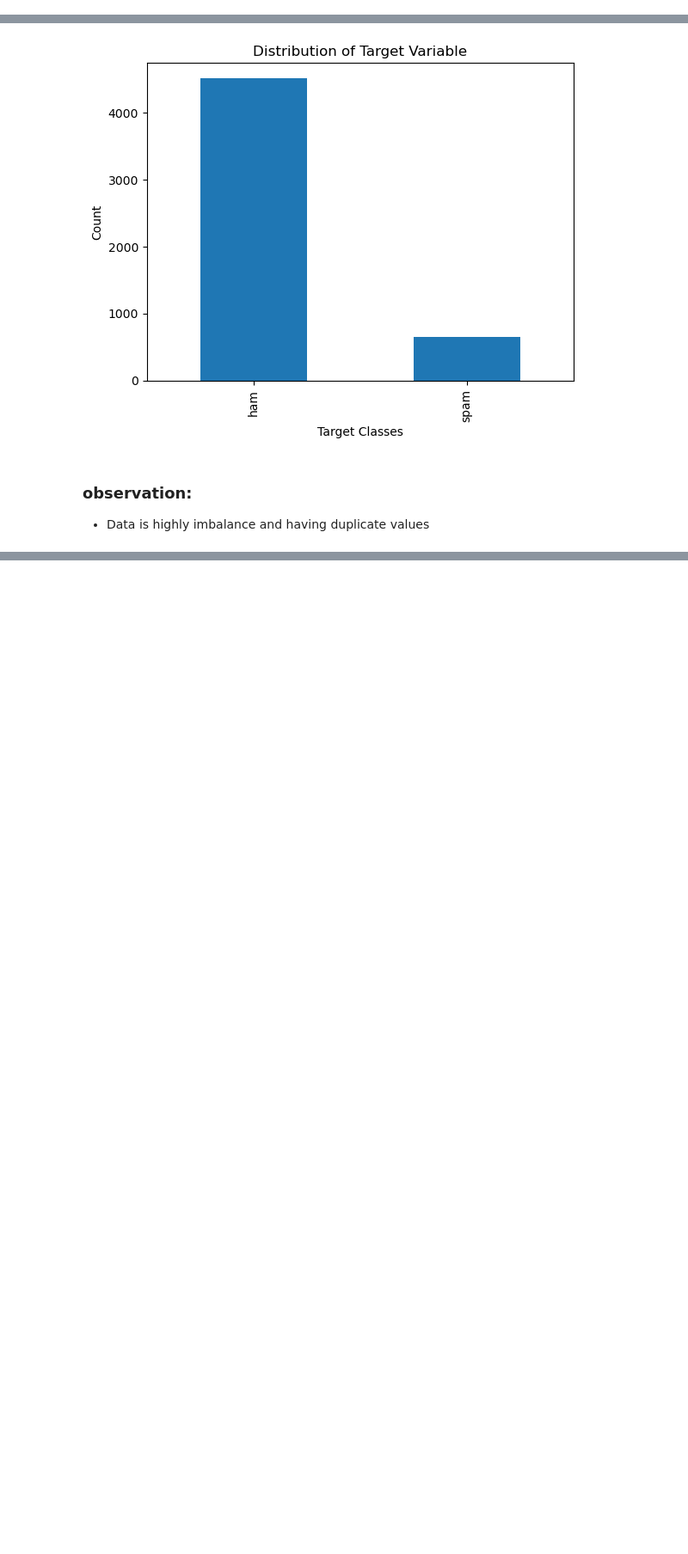
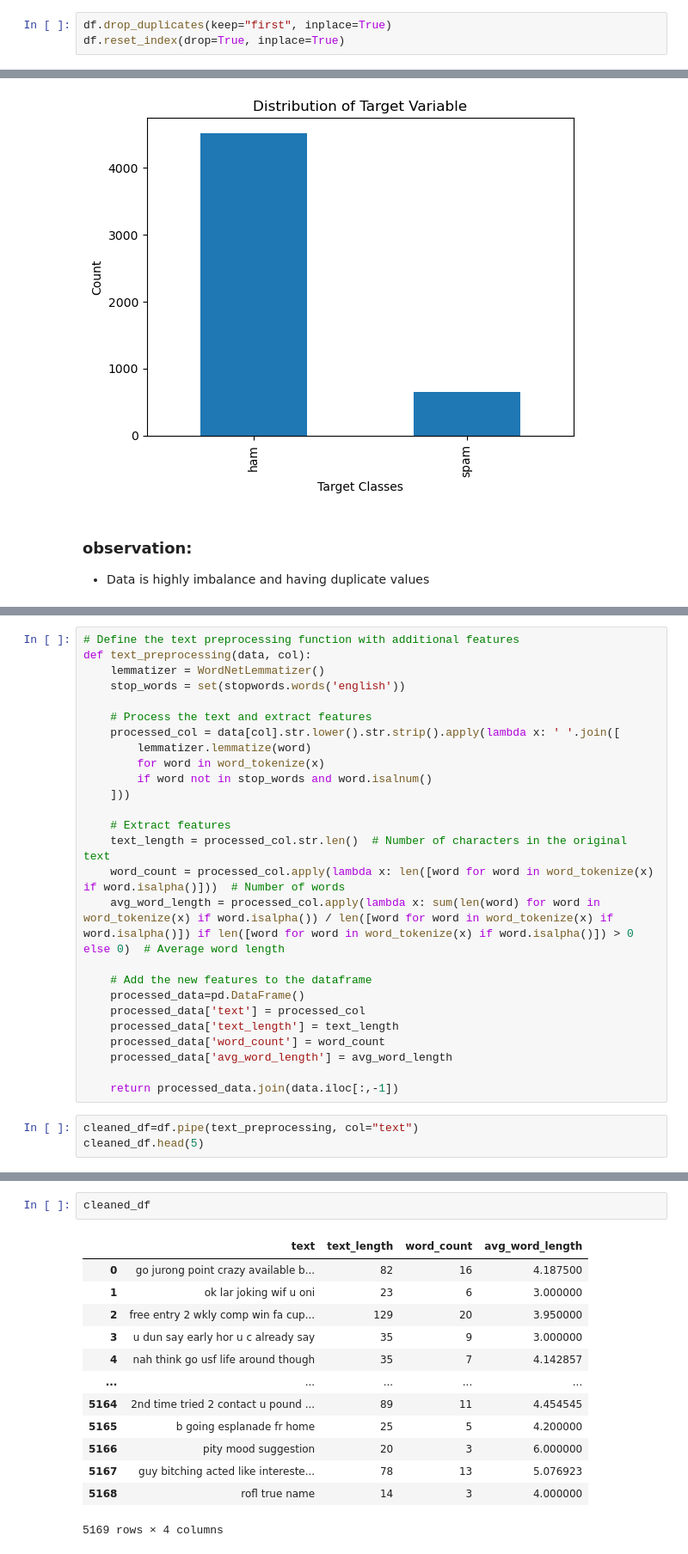
Before and after one commit to InsightfulSantosh/MLOPS-Complete-ML-Pipeline, a Jupyter notebook: experiment/mynotebook.ipynb, the cells around one changed output, grey strips where cells are left out. Shown: that part at 86% size. Cells and saved outputs as stored; diff of their text form; blank space fills up the shorter version.

```diff
--- a/experiment/mynotebook.ipynb
+++ b/experiment/mynotebook.ipynb
@@ -73,3 +86,6 @@ df.drop_duplicates(keep="first",inplace=True)
+# %%
+df.drop_duplicates(keep="first", inplace=True)
+df.reset_index(drop=True, inplace=True)
 # %%
 df.duplicated().sum()
 # %% [output]
@@ -95,0 +130,29 @@ plt.show()
+# %%
+# Define the text preprocessing function with additional features
+def text_preprocessing(data, col):
+    lemmatizer = WordNetLemmatizer()
+    stop_words = set(stopwords.words('english'))
+
+    # Process the text and extract features
+    processed_col = data[col].str.lower().str.strip().apply(lambda x: ' '.join([
+        lemmatizer.lemmatize(word)
+        for word in word_tokenize(x)
+        if word not in stop_words and word.isalnum()
+    ]))
+
+    # Extract features
+    text_length = processed_col.str.len()  # Number of characters in the original text
+    word_count = processed_col.apply(lambda x: len([word for word in word_tokenize(x) if word.isalpha()]))  # Number of words
+    avg_word_length = processed_col.apply(lambda x: sum(len(word) for word in word_tokenize(x) if word.isalpha()) / len([word for word in word_tokenize(x) if word.isalpha()]) if len([word for word in word_tokenize(x) if word.isalpha()]) > 0 else 0)  # Average word length
+
+    # Add the new features to the dataframe
+    processed_data=pd.DataFrame()
+    processed_data['text'] = processed_col
+    processed_data['text_length'] = text_length
+    processed_data['word_count'] = word_count
+    processed_data['avg_word_length'] = avg_word_length
+
+    return processed_data.join(data.iloc[:,-1])
+# %%
+cleaned_df=df.pipe(text_preprocessing, col="text")
+cleaned_df.head(5)
@@ -95,0 +188,16 @@ plt.show()
+# %%
+cleaned_df
+# %% [output]
+|  | text | text_length | word_count | avg_word_length |
+| 0 | go jurong point crazy available b... | 82 | 16 | 4.187500 |
+| 1 | ok lar joking wif u oni | 23 | 6 | 3.000000 |
+| 2 | free entry 2 wkly comp win fa cup... | 129 | 20 | 3.950000 |
+| 3 | u dun say early hor u c already say | 35 | 9 | 3.000000 |
+| 4 | nah think go usf life around though | 35 | 7 | 4.142857 |
+| ... | ... | ... | ... | ... |
+| 5164 | 2nd time tried 2 contact u pound ... | 89 | 11 | 4.454545 |
+| 5165 | b going esplanade fr home | 25 | 5 | 4.200000 |
+| 5166 | pity mood suggestion | 20 | 3 | 6.000000 |
+| 5167 | guy bitching acted like intereste... | 78 | 13 | 5.076923 |
+| 5168 | rofl true name | 14 | 3 | 4.000000 |
+5169 rows × 4 columns
```
Also changed, not shown: parts of 12 cells of this notebook.
